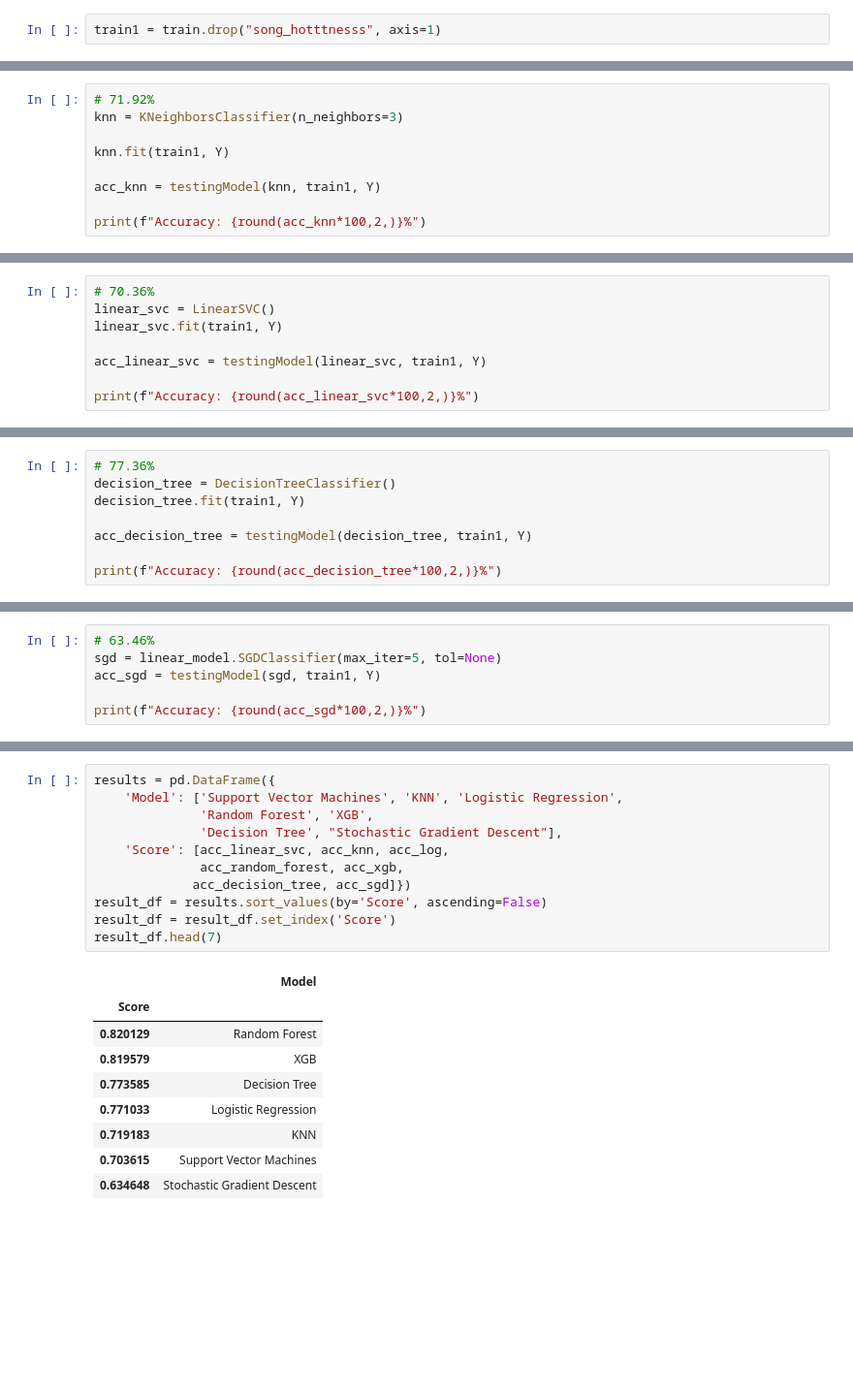
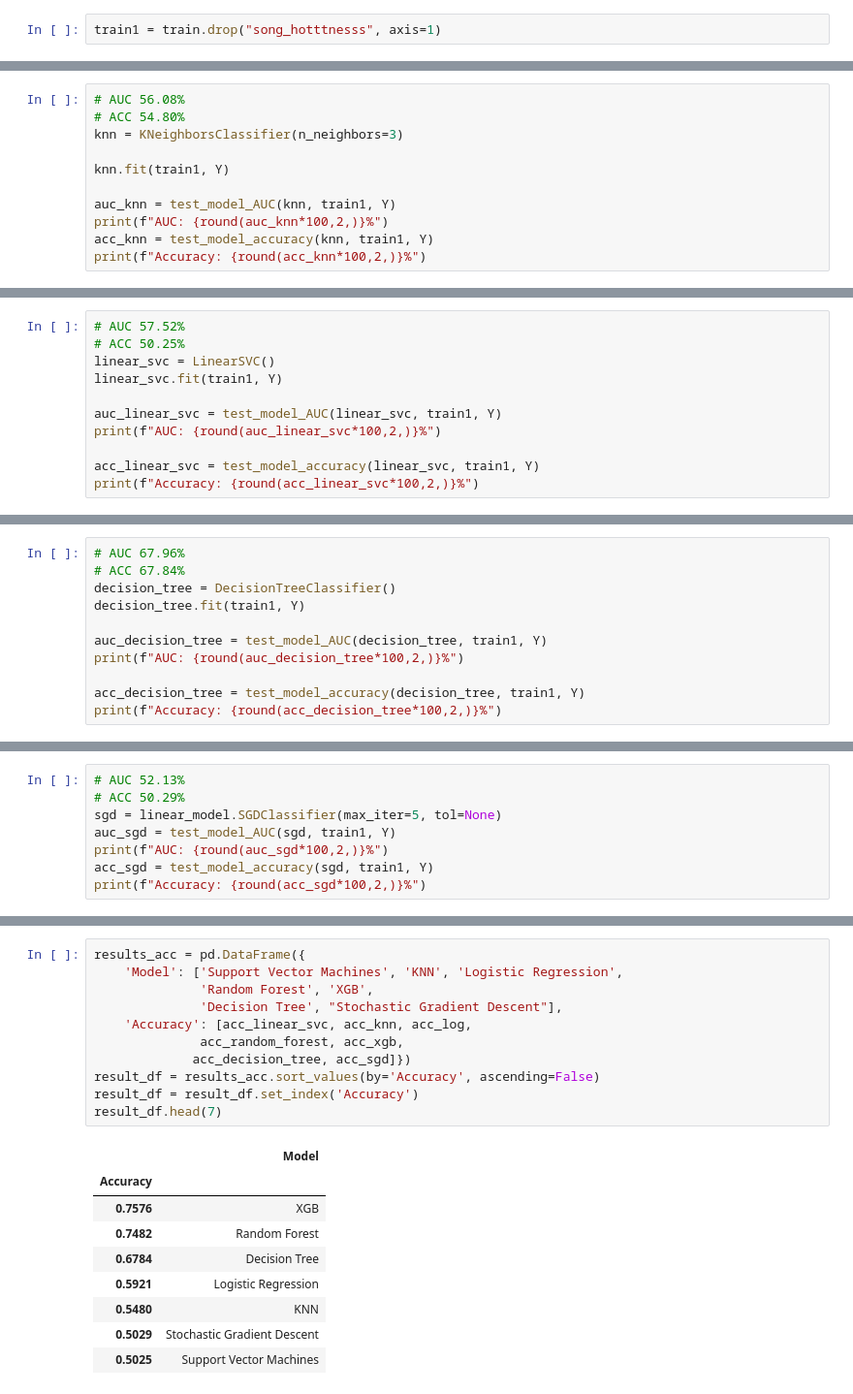
Before and after one commit to yurilaguardia/puc-ai-ml, a Jupyter notebook: src/predict_hotness.ipynb, the cells around one changed output, grey strips where cells are left out. Shown at 97% size. Drawn from its saved outputs; the diff is of its cells as text; blank space fills up the shorter version.

```diff
--- a/src/predict_hotness.ipynb
+++ b/src/predict_hotness.ipynb
@@ -271,10 +353,12 @@ Please also refer to the documentation for alternative solver options:
 # %%
-# 71.92%
+# AUC 56.08%
+# ACC 54.80%
 knn = KNeighborsClassifier(n_neighbors=3)
 
 knn.fit(train1, Y)
 
-acc_knn = testingModel(knn, train1, Y)
-
+auc_knn = test_model_AUC(knn, train1, Y)
+print(f"AUC: {round(auc_knn*100,2,)}%")
+acc_knn = test_model_accuracy(knn, train1, Y)
 print(f"Accuracy: {round(acc_knn*100,2,)}%")
 # %% [output]
@@ -286,9 +374,12 @@ Accuracy: 71.92%
 # %%
-# 70.36%
+# AUC 57.52%
+# ACC 50.25%
 linear_svc = LinearSVC()
 linear_svc.fit(train1, Y)
 
-acc_linear_svc = testingModel(linear_svc, train1, Y)
+auc_linear_svc = test_model_AUC(linear_svc, train1, Y)
+print(f"AUC: {round(auc_linear_svc*100,2,)}%")
 
+acc_linear_svc = test_model_accuracy(linear_svc, train1, Y)
 print(f"Accuracy: {round(acc_linear_svc*100,2,)}%")
 # %% [output]
@@ -300,9 +395,12 @@ Accuracy: 70.36%
 # %%
-# 77.36%
+# AUC 67.96%
+# ACC 67.84%
 decision_tree = DecisionTreeClassifier()
 decision_tree.fit(train1, Y)
 
-acc_decision_tree = testingModel(decision_tree, train1, Y)
+auc_decision_tree = test_model_AUC(decision_tree, train1, Y)
+print(f"AUC: {round(auc_decision_tree*100,2,)}%")
 
+acc_decision_tree = test_model_accuracy(decision_tree, train1, Y)
 print(f"Accuracy: {round(acc_decision_tree*100,2,)}%")
 # %% [output]
@@ -314,7 +415,9 @@ Accuracy: 77.36%
 # %%
-# 63.46%
+# AUC 52.13%
+# ACC 50.29%
 sgd = linear_model.SGDClassifier(max_iter=5, tol=None)
-acc_sgd = testingModel(sgd, train1, Y)
-
+auc_sgd = test_model_AUC(sgd, train1, Y)
+print(f"AUC: {round(auc_sgd*100,2,)}%")
+acc_sgd = test_model_accuracy(sgd, train1, Y)
 print(f"Accuracy: {round(acc_sgd*100,2,)}%")
 # %% [output]
@@ -326,21 +454,21 @@ Accuracy: 63.46%
 # %%
-results = pd.DataFrame({
+results_acc = pd.DataFrame({
     'Model': ['Support Vector Machines', 'KNN', 'Logistic Regression',
               'Random Forest', 'XGB',
               'Decision Tree', "Stochastic Gradient Descent"],
-    'Score': [acc_linear_svc, acc_knn, acc_log,
+    'Accuracy': [acc_linear_svc, acc_knn, acc_log,
               acc_random_forest, acc_xgb,
              acc_decision_tree, acc_sgd]})
-result_df = results.sort_values(by='Score', ascending=False)
-result_df = result_df.set_index('Score')
+result_df = results_acc.sort_values(by='Accuracy', ascending=False)
+result_df = result_df.set_index('Accuracy')
 result_df.head(7)
 # %% [output]
 |  | Model |
-| Score |  |
-| 0.820129 | Random Forest |
-| 0.819579 | XGB |
-| 0.773585 | Decision Tree |
-| 0.771033 | Logistic Regression |
-| 0.719183 | KNN |
-| 0.703615 | Support Vector Machines |
-| 0.634648 | Stochastic Gradient Descent |
+| Accuracy |  |
+| 0.7576 | XGB |
+| 0.7482 | Random Forest |
+| 0.6784 | Decision Tree |
+| 0.5921 | Logistic Regression |
+| 0.5480 | KNN |
+| 0.5029 | Stochastic Gradient Descent |
+| 0.5025 | Support Vector Machines |
```
Also changed, not shown: parts of 23 cells of this notebook, 1 other file.
